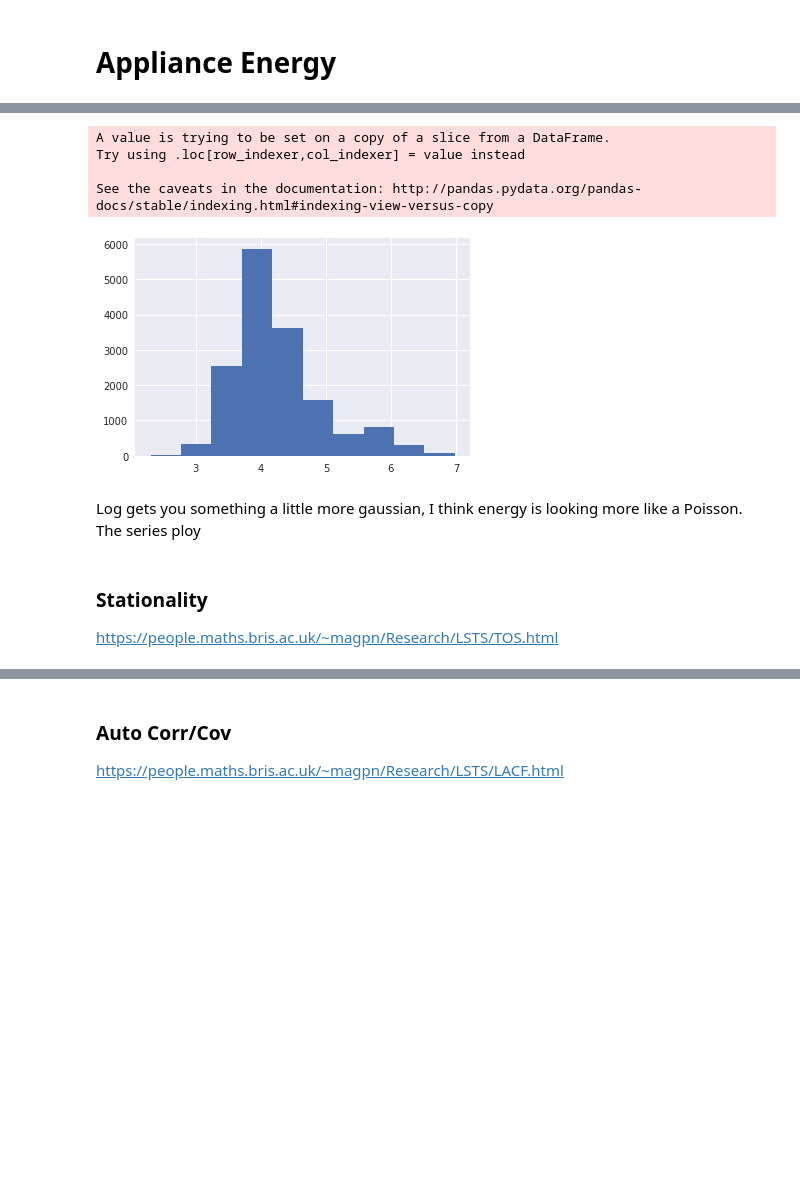
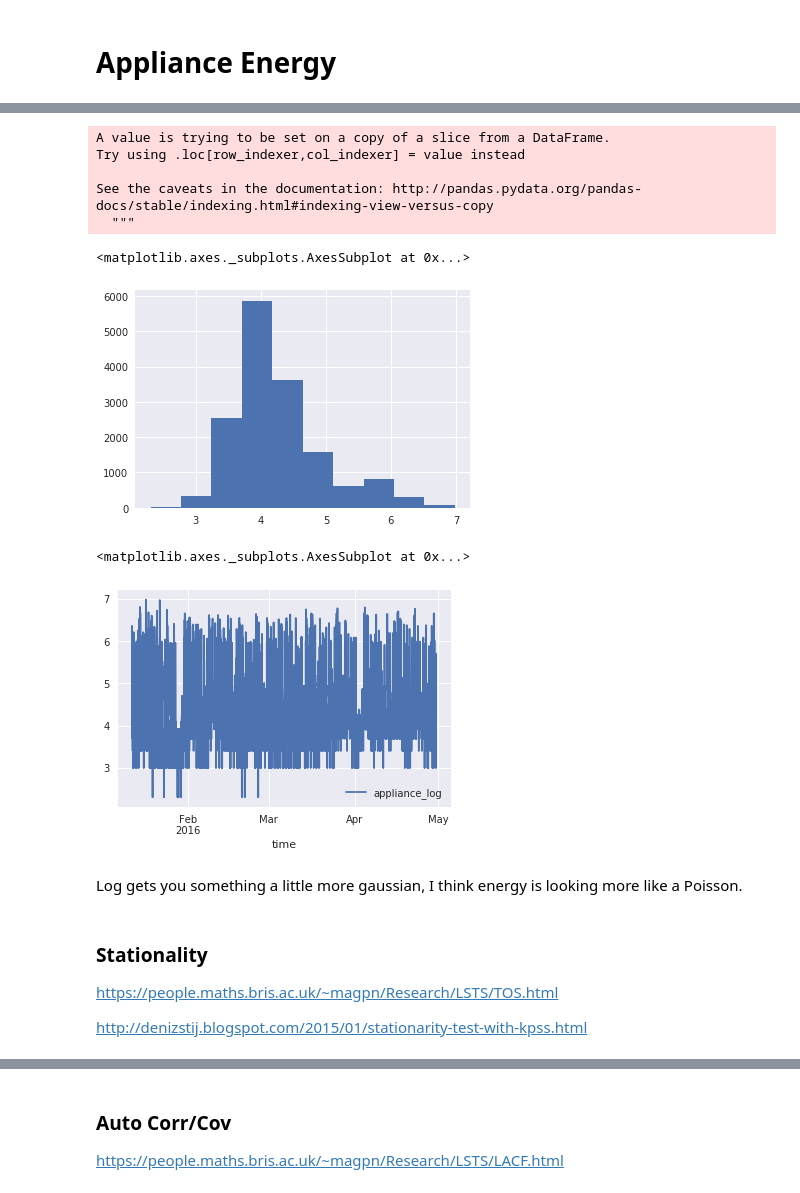
Before and after one commit to npendicott/energy-exploration, a Jupyter notebook: 2_using_lib.ipynb, the cells around one changed output, grey strips where cells are left out. Drawn from its saved outputs; the diff is of its cells as text; code cells hidden in the pictures; blank space fills up the shorter version.

```diff
--- a/2_using_lib.ipynb
+++ b/2_using_lib.ipynb
@@ -183,5 +220,4 @@ from numpy import log
 # %%
-series='appliance'
 series_log = series + '_log'
 
 X = sample.base[series].values
@@ -190,19 +226,27 @@ sample.base[series_log] = log(X)
 
 #sample.base[series_log].plot()
 sample.base[series_log].hist()
-
-plt.show()
 # %% [output]
 A value is trying to be set on a copy of a slice from a DataFrame.
 Try using .loc[row_indexer,col_indexer] = value instead
 
 See the caveats in the documentation: http://pandas.pydata.org/pandas-docs/stable/indexing.html#indexing-view-versus-copy
+  """
+<matplotlib.axes._subplots.AxesSubplot at 0x...>
 [figure]
+# %%
+sample.base.plot(kind='line', x=sample.base.index, y=series_log)
+# %% [output]
+<matplotlib.axes._subplots.AxesSubplot at 0x...>
+[figure, added]
 # %% [markdown]
-Log gets you something a little more gaussian, I think energy is looking more like a Poisson. The series ploy
+Log gets you something a little more gaussian, I think energy is looking more like a Poisson.
 # %% [markdown]
 ### Stationality
+
 https://people.maths.bris.ac.uk/~magpn/Research/LSTS/TOS.html
+
+http://denizstij.blogspot.com/2015/01/stationarity-test-with-kpss.html
 # %%
 result = adfuller(sample.base[series].values)
 print('ADF Statistic: %f' % result[0])
```
Also changed, not shown: parts of 55 cells of this notebook, 6 other files.
